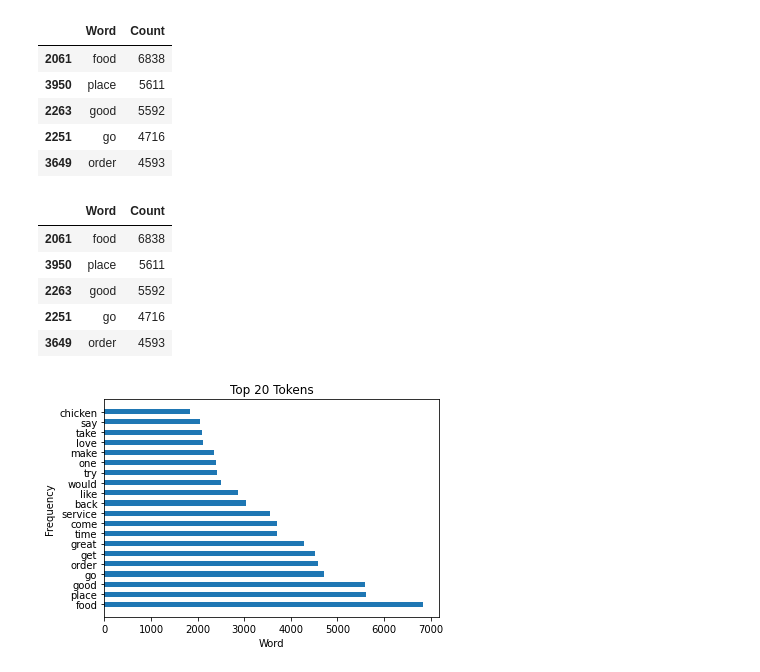
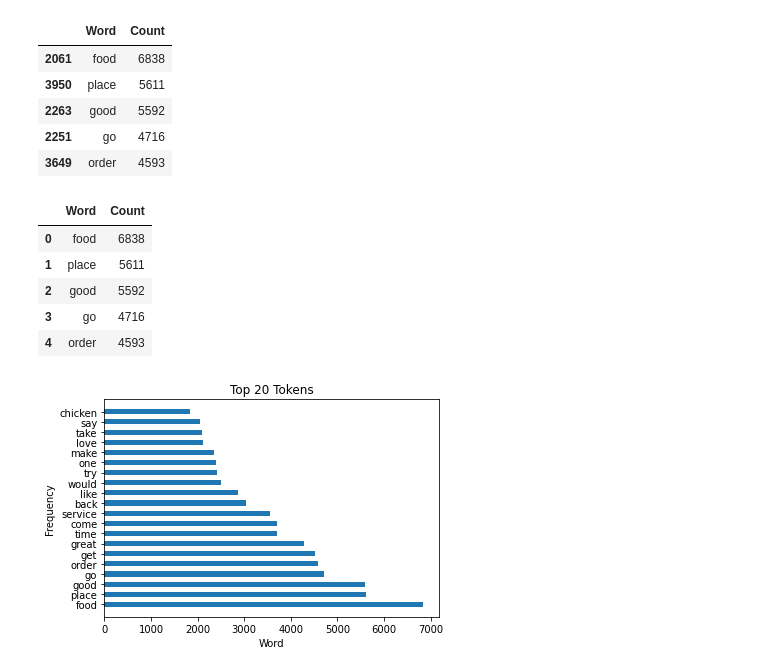
Before and after one commit to DanielaManate/SentimentAnalysis_MADC_UBB, a Jupyter notebook: SA2_Lexical_Complexity.ipynb, the cells around one changed output. Cells and saved outputs as stored; diff of their text form; code cells hidden in the pictures.

```diff
--- a/SA2_Lexical_Complexity.ipynb
+++ b/SA2_Lexical_Complexity.ipynb
@@ -426,15 +403,15 @@ word_freq.head()
 | 3649 | order | 4593 |
 # %%
 # Plot Top 20 Words
-top20 = word_freq[0:20].copy()
+top20 = word_freq[0:20].copy().reset_index(drop=True)
 top20.head()
 # %% [output]
 |  | Word | Count |
-| 2061 | food | 6838 |
-| 3950 | place | 5611 |
-| 2263 | good | 5592 |
-| 2251 | go | 4716 |
-| 3649 | order | 4593 |
+| 0 | food | 6838 |
+| 1 | place | 5611 |
+| 2 | good | 5592 |
+| 3 | go | 4716 |
+| 4 | order | 4593 |
 # %%
 plt.barh(y = top20['Word'],
          width = top20['Count'],
```
Also changed, not shown: parts of 4 cells of this notebook.
